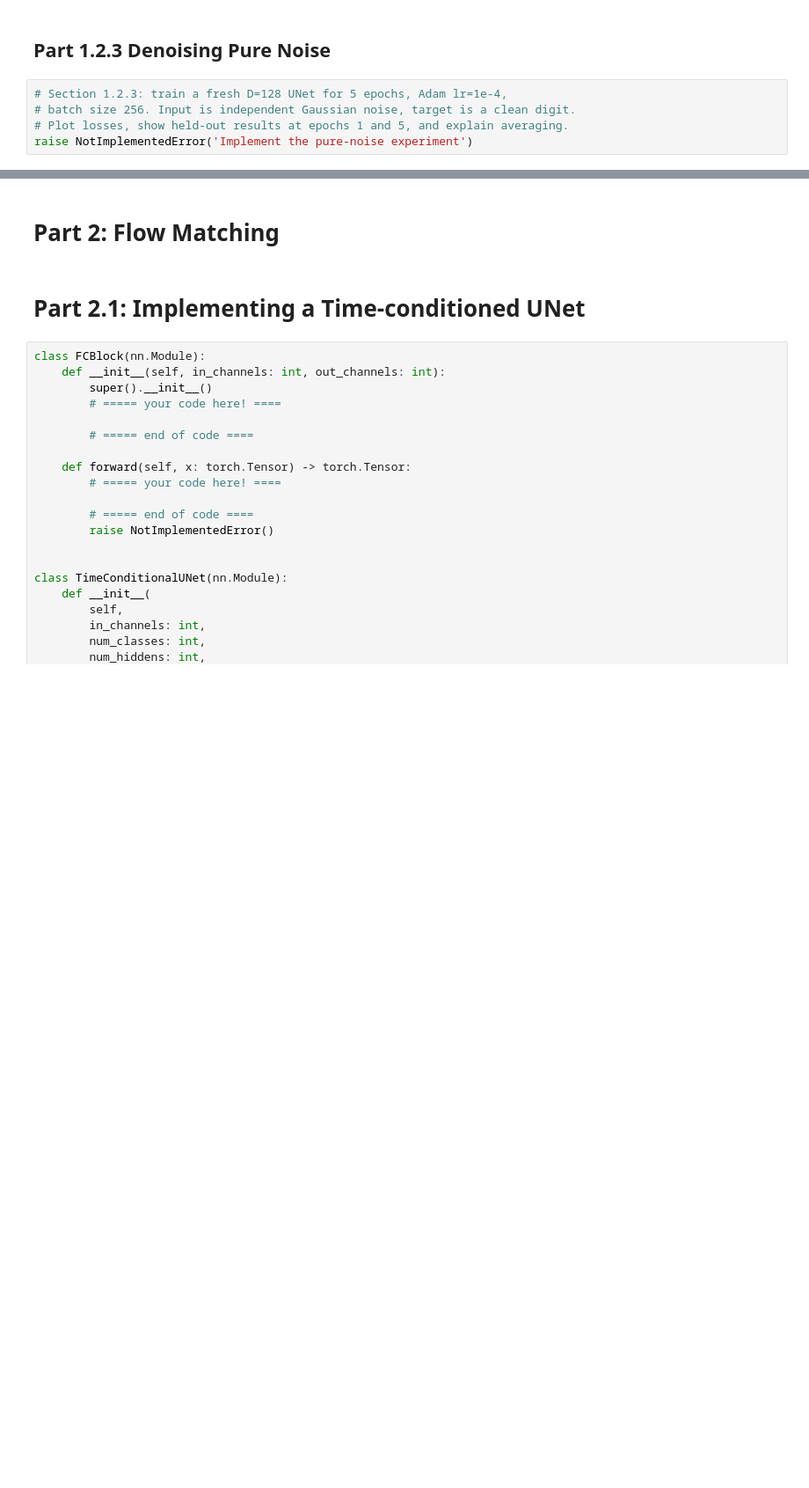
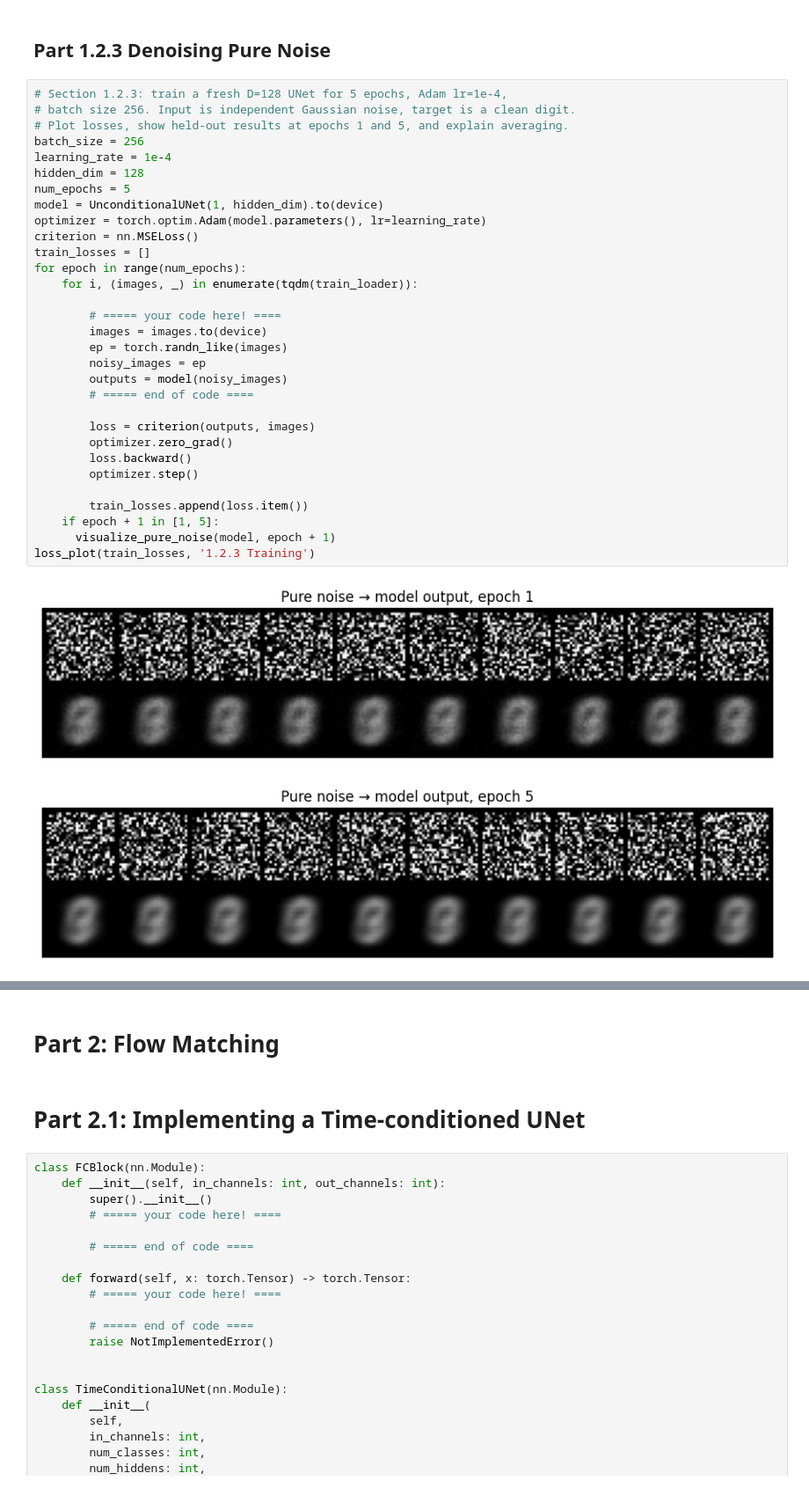
Before and after one commit to OKirk-Berkeley/cs180-proj3b, a Jupyter notebook: partb.ipynb, the cells around one changed output, grey strips where cells are left out. Shown at 88% size. Saved outputs shown, nothing was run; the diff lists cells and outputs as text; blank space fills up the shorter version.

```diff
--- a/partb.ipynb
+++ b/partb.ipynb
@@ -340,5 +474,34 @@ for epoch in range(num_epochs):
 # %%
 # Section 1.2.3: train a fresh D=128 UNet for 5 epochs, Adam lr=1e-4,
 # batch size 256. Input is independent Gaussian noise, target is a clean digit.
 # Plot losses, show held-out results at epochs 1 and 5, and explain averaging.
-raise NotImplementedError('Implement the pure-noise experiment')
+batch_size = 256
+learning_rate = 1e-4
+hidden_dim = 128
+num_epochs = 5
+model = UnconditionalUNet(1, hidden_dim).to(device)
+optimizer = torch.optim.Adam(model.parameters(), lr=learning_rate)
+criterion = nn.MSELoss()
+train_losses = []
+for epoch in range(num_epochs):
+    for i, (images, _) in enumerate(tqdm(train_loader)):
+
+        # ===== your code here! ====
+        images = images.to(device)
+        ep = torch.randn_like(images)
+        noisy_images = ep
+        outputs = model(noisy_images)
+        # ===== end of code ====
+
+        loss = criterion(outputs, images)
+        optimizer.zero_grad()
+        loss.backward()
+        optimizer.step()
+
+        train_losses.append(loss.item())
+    if epoch + 1 in [1, 5]:
+      visualize_pure_noise(model, epoch + 1)
+loss_plot(train_losses, '1.2.3 Training')
+# %% [output]
+[figure, added]
+[figure, added]
```
Also changed, not shown: parts of 13 cells of this notebook.
